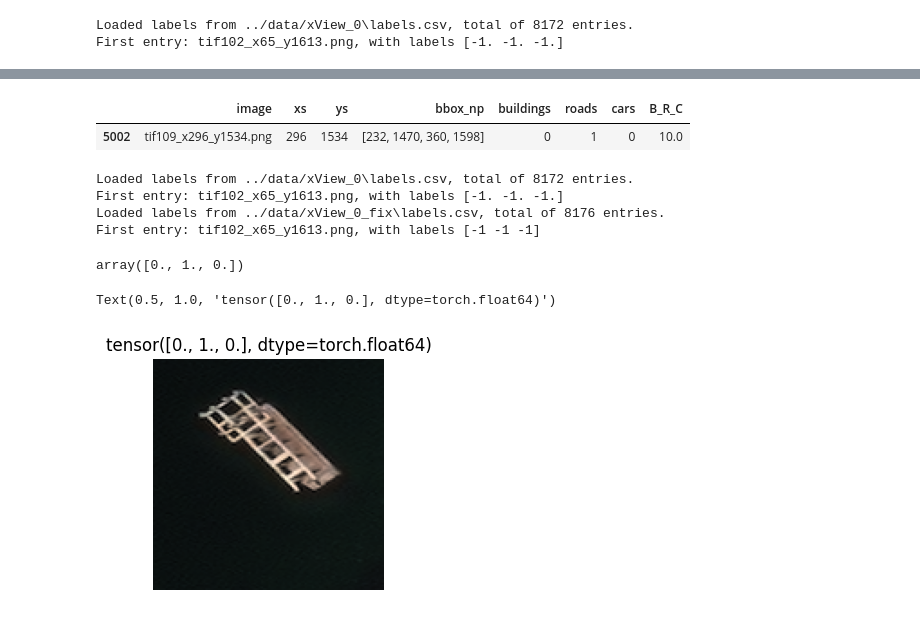
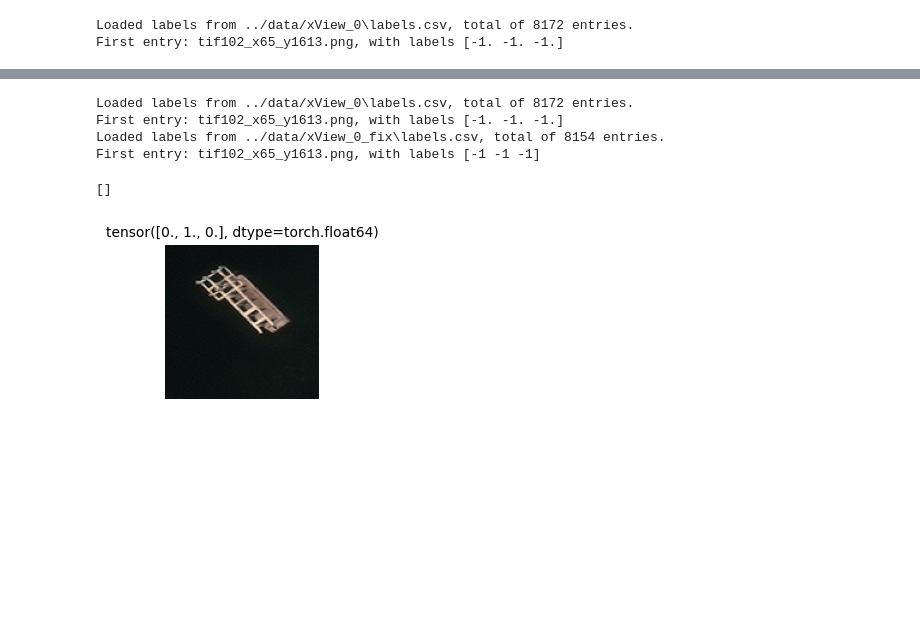
Before and after one commit to dpanas/clear-dear, a Jupyter notebook: notebooks/dp-4-data-and-loader-sanity-checks.ipynb, the cells around one changed output, grey strips where cells are left out. Saved outputs shown, nothing was run; the diff lists cells and outputs as text; code cells hidden in the pictures; blank space fills up the shorter version.

Commit message:
some tidy-up after bad label fixing etc

```diff
--- a/notebooks/dp-4-data-and-loader-sanity-checks.ipynb
+++ b/notebooks/dp-4-data-and-loader-sanity-checks.ipynb
@@ -36,7 +36,7 @@ config_dict = {
     'batch_size' : 15,
     'normalize': False,
     'add_flips': False,
-    'labels_index': ['buildings','roads','cars'],
+    'label_idx': ['buildings','roads','cars'],
     'image_size': 64,
     'sup_prop': 1,
 }
@@ -49,8 +49,8 @@ def image_x_y_from_str( str_):
     im_ = str_.split('tif')[1].split('_')[0]
     return im_, x_, y_
 
-def plot_batch_of_15( x, labels, names):
-    f, axs = plt.subplots( ncols= 3, nrows= 5, figsize= (9,15),)
+def plot_batch_of_3xN( x, labels, names, N= 5):
+    f, axs = plt.subplots( ncols= 3, nrows= N, figsize= (9,3*N),)
     axs = axs.reshape(-1)
     for ii, im in enumerate( x):
         im_ar = dut.to_numpy( im)
@@ -67,6 +67,13 @@ def plot_batch_of_15( x, labels, names):
         title += f'\ntif{im_}_x{x_}_y{y_}'
         axs[ii].set_title( title, fontsize= 10)
     return f
+
+def filt_( dataset, name_f, label_f):
+    """filter a dataset object - DEAR dataset specifically - based on callable conditions to be applied
+    to name of sample and labels of sample, return index of sample"""
+    return [
+        ii for ii, (n, l) in enumerate( zip( dataset.image_names, dataset.labels)) if name_f( n) and label_f( l)
+    ]
 # %% [markdown]
 ### check out data loader etc
 # %%
@@ -110,20 +107,13 @@ df_ = pd.read_csv('../data/xView_0_fix/labels.csv')
-# %%
-df_.loc[df_.image== 'tif109_x296_y1534.png']
-# %% [output]
-|  | image | xs | ys | bbox_np | buildings | roads | cars | B_R_C |
-| 5002 | tif109_x296_y1534.png | 296 | 1534 | [232, 1470, 360, 1598] | 0 | 1 | 0 | 10.0 |
 # %%
-dataset_0 = sdd.DatasetLabelled( args.data_dir, 128, args.label_file, args.labels_index, normalize= False)
-dataset_1 = sdd.DatasetLabelled( f'{args.data_dir}_fix', 128, args.label_file, args.labels_index, normalize= False)
+dataset_0 = sdd.DatasetLabelled( args.data_dir, 128, args.label_file, args.label_idx, normalize= False)
+dataset_1 = sdd.DatasetLabelled( f'{args.data_dir}_fix', 128, args.label_file, args.label_idx, normalize= False)
 # %% [output]
 Loaded labels from ../data/xView_0\labels.csv, total of 8172 entries.
 First entry: tif102_x65_y1613.png, with labels [-1. -1. -1.]
-Loaded labels from ../data/xView_0_fix\labels.csv, total of 8176 entries.
+Loaded labels from ../data/xView_0_fix\labels.csv, total of 8154 entries.
 First entry: tif102_x65_y1613.png, with labels [-1 -1 -1]
 # %%
 ii_0 = [ii for ii, x in enumerate(dataset_0.image_names) if x==im_to_check][0]
-ii_1 = [ii for ii, x in enumerate(dataset_1.image_names) if x==im_to_check][0]
+[ii for ii, x in enumerate(dataset_1.image_names) if x==im_to_check]
+# %% [output]
+[]
-# %%
-dataset_1.labels[ii_1].astype(float)
-# %% [output]
-array([0., 1., 0.])
@@ -133,6 +120,6 @@ im_1, l_1, _ = dataset_1.__getitem__( ii_1)
 # %%
-ax = splo.plot_single( dut.to_numpy( im_0), figsize= (3,3))
-ax.set_title( str(l_0))
+im_0, l_0, _ = dataset_0.__getitem__( ii_0)
+ax = splo.plot_single( dut.to_numpy( im_0), figsize= (2,2))
+_ = ax.set_title( str(l_0), fontsize= 10)
 # %% [output]
-Text(0.5, 1.0, 'tensor([0., 1., 0.], dtype=torch.float64)')
-[figure, old version]
+[figure, new version]
```
Also changed, not shown: parts of 19 cells of this notebook, 3 other files.
